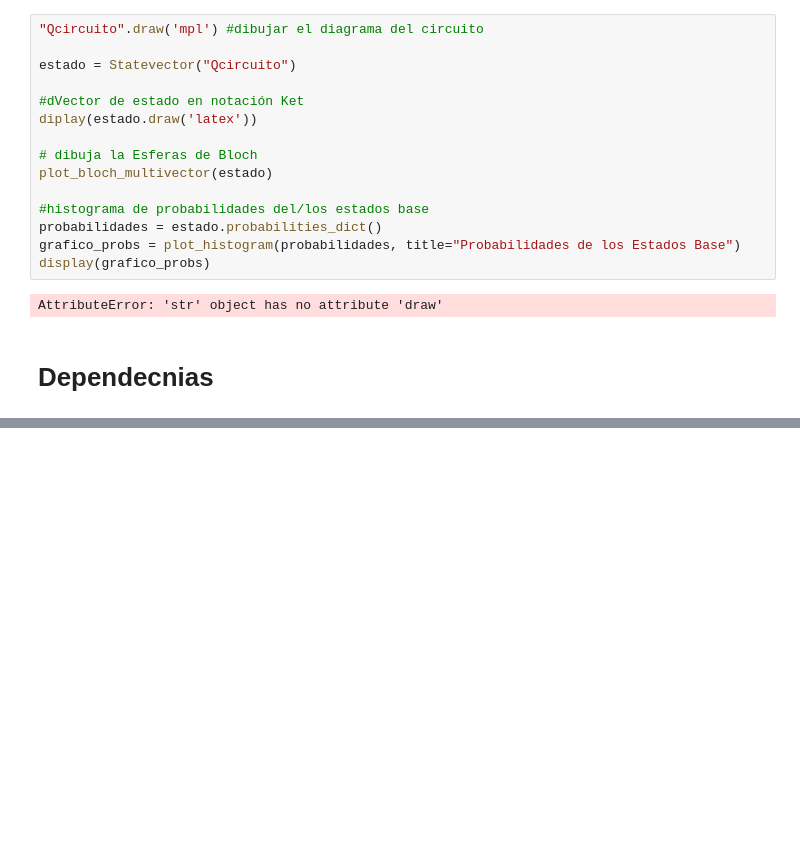
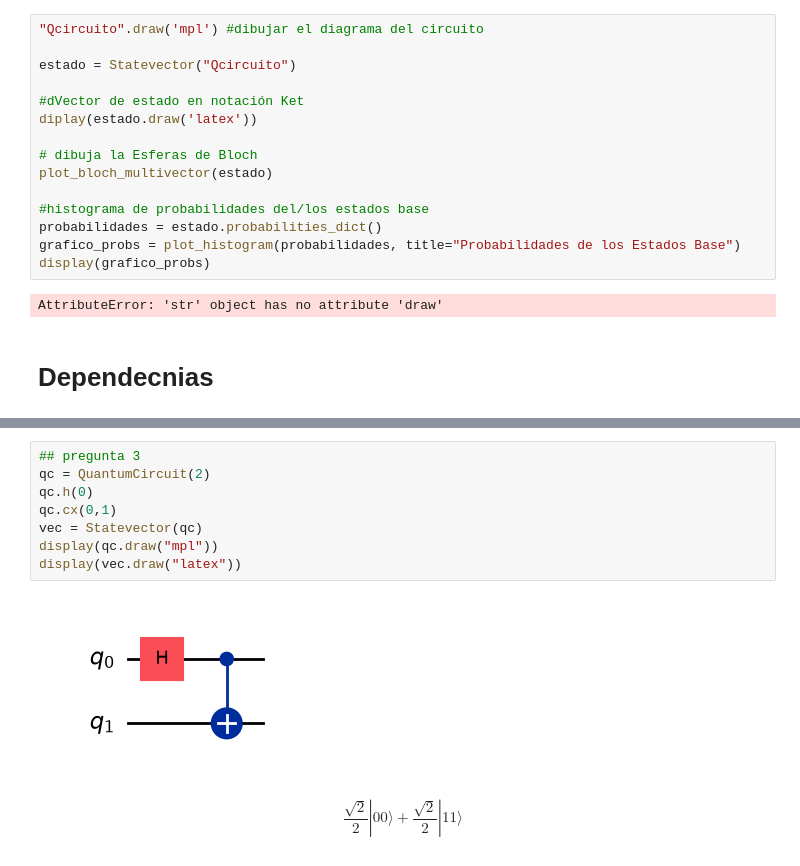
Before and after one commit to troncos22/QTD, a Jupyter notebook: prueba.ipynb, the cells around one changed output, grey strips where cells are left out. Saved outputs shown, nothing was run; the diff lists cells and outputs as text; blank space fills up the shorter version.

```diff
--- a/prueba.ipynb
+++ b/prueba.ipynb
@@ -106,0 +123,11 @@ X = Operator.from_label("X")
+# %%
+## pregunta 3
+qc = QuantumCircuit(2)
+qc.h(0)
+qc.cx(0,1)
+vec = Statevector(qc)
+display(qc.draw("mpl"))
+display(vec.draw("latex"))
+# %% [output]
+[figure, added]
+$$\frac{\sqrt{2}}{2} |00\rangle+\frac{\sqrt{2}}{2} |11\rangle$$
```
Also changed, not shown: parts of 8 cells of this notebook, 1 other file.
